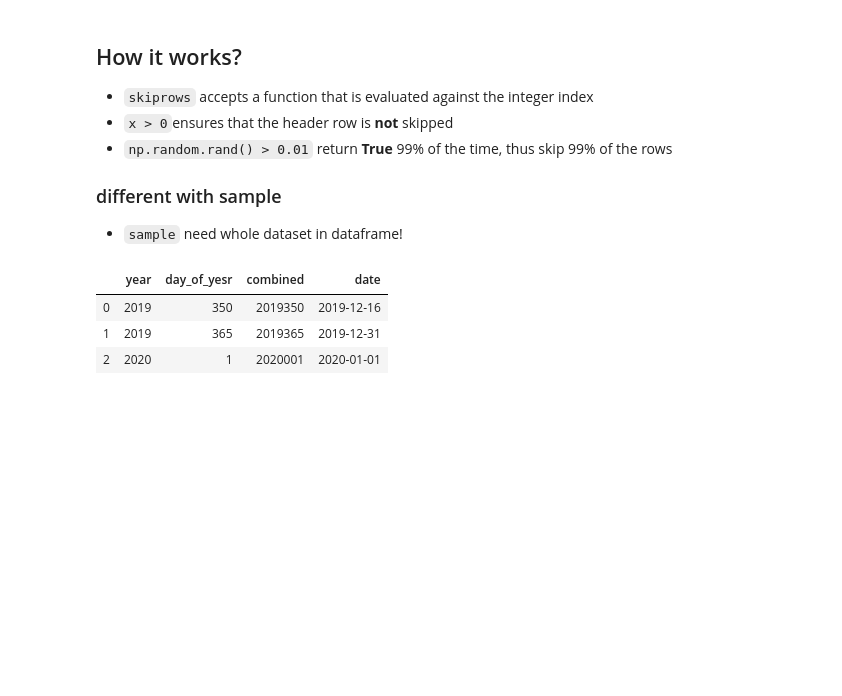
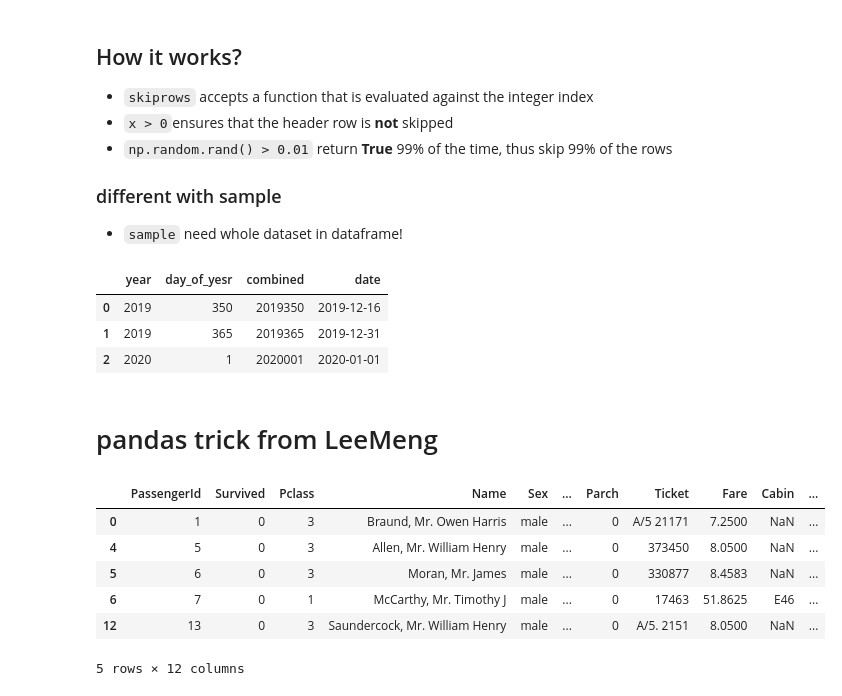
Before and after one commit to YLTsai0609/pandas_101, a Jupyter notebook: Solution.ipynb, the cells around one changed output. Cells and saved outputs as stored; diff of their text form; code cells hidden in the pictures; blank space fills up the shorter version.

```diff
--- a/Solution.ipynb
+++ b/Solution.ipynb
@@ -2164,3 +2173,18 @@ df
 | 0 | 2019 | 350 | 2019350 | 2019-12-16 |
 | 1 | 2019 | 365 | 2019365 | 2019-12-31 |
 | 2 | 2020 | 1 | 2020001 | 2020-01-01 |
+# %% [markdown]
+# pandas trick from LeeMeng
+# %%
+# 找出符合特定字串的樣本
+
+df = pd.read_csv('http://bit.ly/kaggletrain')
+df[df.Name.str.contains("Mr\.")].head(5)
+# %% [output]
+|  | PassengerId | Survived | Pclass | Name | Sex | ... | Parch | Ticket | Fare | Cabin | ... |
+| 0 | 1 | 0 | 3 | Braund, Mr. Owen Harris | male | ... | 0 | A/5 21171 | 7.2500 | NaN | ... |
+| 4 | 5 | 0 | 3 | Allen, Mr. William Henry | male | ... | 0 | 373450 | 8.0500 | NaN | ... |
+| 5 | 6 | 0 | 3 | Moran, Mr. James | male | ... | 0 | 330877 | 8.4583 | NaN | ... |
+| 6 | 7 | 0 | 1 | McCarthy, Mr. Timothy J | male | ... | 0 | 17463 | 51.8625 | E46 | ... |
+| 12 | 13 | 0 | 3 | Saundercock, Mr. William Henry | male | ... | 0 | A/5. 2151 | 8.0500 | NaN | ... |
+5 rows × 12 columns
```
Also changed, not shown: parts of 58 cells of this notebook, 17 other files.
